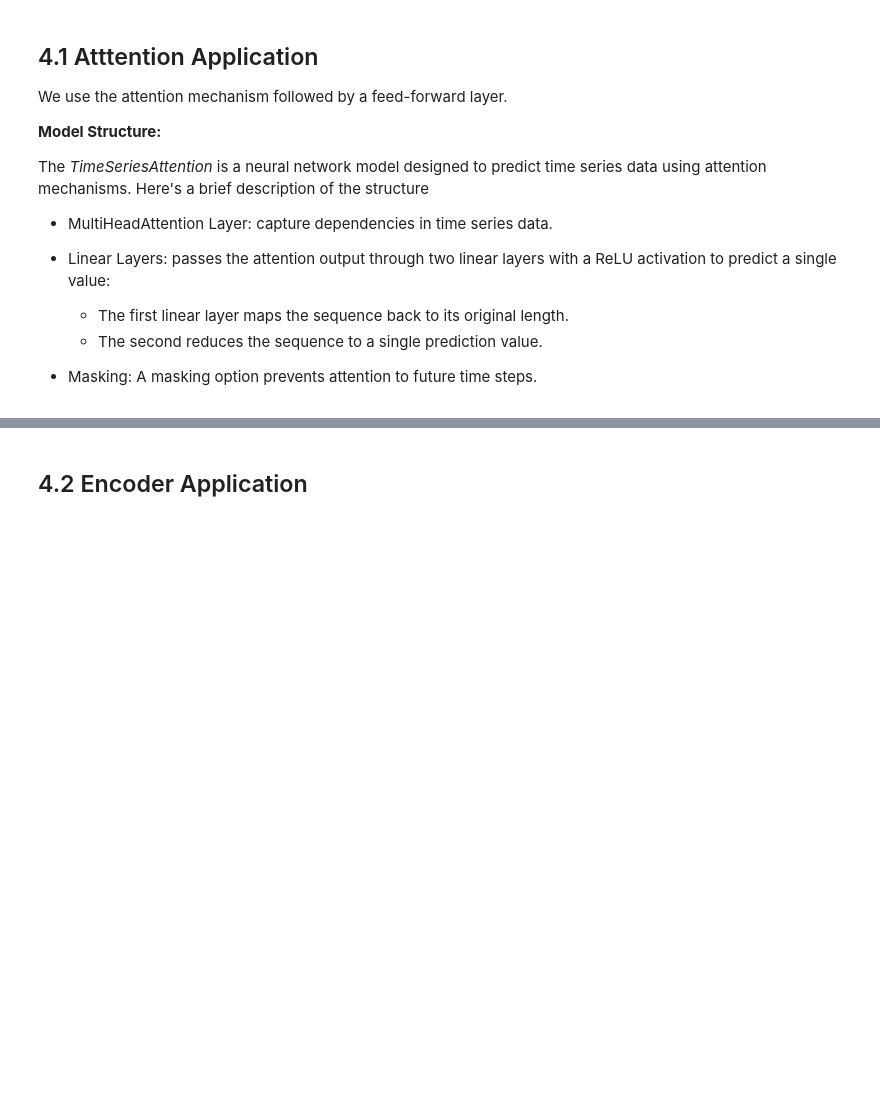
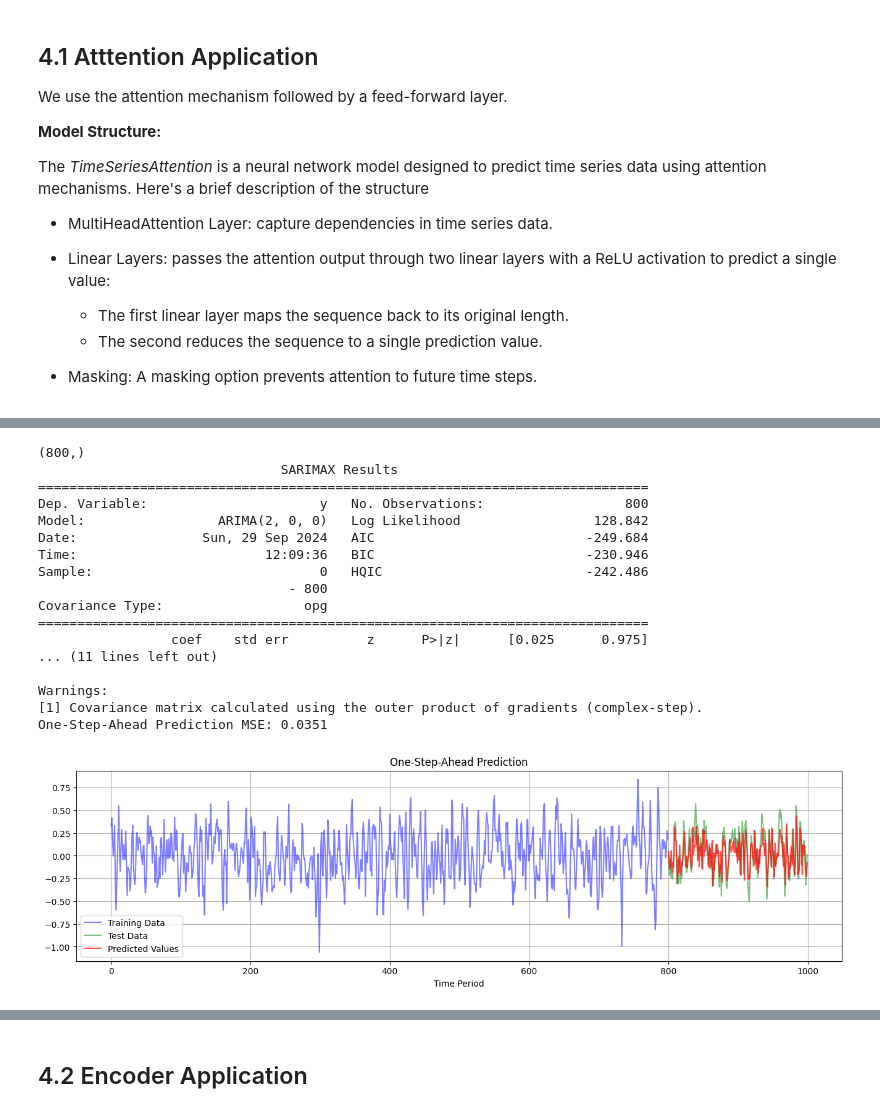
Before and after one commit to junyu-chen-academic/Transformer, a Jupyter notebook: transformer.ipynb, the cells around one changed output, grey strips where cells are left out. Cells and saved outputs as stored; diff of their text form; code cells hidden in the pictures; blank space fills up the shorter version.

```diff
--- a/transformer.ipynb
+++ b/transformer.ipynb
@@ -965,9 +1213,9 @@ epsilon = np.random.normal(0, sigma, n)
 y_ar2[0] = epsilon[0]
 y_ar2[1] = phi1 * y_ar2[0] + epsilon[1]
 
-# Generate AR(2) time series
+# generate AR(2) time series
 for t in range(2, n):
-    y_ar2[t] = phi1 * y_ar2[t-1] + phi2 * y_ar2[t-2] + epsilon[t]
+  y_ar2[t] = phi1 * y_ar2[t-1] + phi2 * y_ar2[t-2] + epsilon[t]
 
 ######################################
 ### Input Data Setting
@@ -977,11 +1225,9 @@ d_model = 1 # dimension
 batch_size = 8
 ######################################
 
-X = np.zeros((n-sequence_length, sequence_length, d_model))
-Y = np.zeros((n-sequence_length, d_model))
-for t in range(sequence_length, n):
-  X[t-sequence_length, :, 0] = y_ar2[t-sequence_length:t]  # X is the two previous values
-  Y[t-sequence_length, 0] = y_ar2[t]  # Y is the current value
+# X -> (batch_size, sequence_length, d_model)
+# Y -> (batch_size, d_model)
+X, Y = reshape_input(y_ar2, n, sequence_length, d_model)
 
 dataloader_train, dataloader_test = split_and_build_dataloader(X, Y, batch_size=batch_size, split_ratio = split_ratio)
 
@@ -1008,13 +1254,8 @@ model = TimeSeriesAttention(
 model_trained = train_model(model, dataloader_train, learning_rate, epochs)
 # evaluate the model
 y_pred, mse = evaluate_model(model, dataloader_test)
-print(y_pred.shape)
-
 # print the well-trained weights
-print("#"*20,"\nTrained Model Weights:")
-for name, param in model_trained.named_parameters():
-    if param.requires_grad:
-        print(f"{name}: {param.data}")
+weights = output_weights(model_trained)
 
 # plot
 plot_predictions(y_pred=y_pred, y=y_ar2, split_ratio=split_ratio, filename="ar_2.png")
@@ -1039 +1280,58 @@ linear2.bias: tensor([0.1838])
 [figure]
+# %%
+######################################
+### Estimation with AR(1)
+######################################
+# split data into training (80%) and testing (20%)
+split_index = int(0.8 * n)
+train_data = y_ar2[:split_index]
+test_data = y_ar2[split_index:]
+print(train_data.shape)
+
+# fit AR(1) model using statsmodels
+ar_model = sm.tsa.ARIMA(train_data, order=(2, 0, 0))  # AR(1) is ARIMA with order (1,0,0)
+ar_model_fit = ar_model.fit()
+print(ar_model_fit.summary())
+# get the estimated parameter
+phi1_estimated = ar_model_fit.params[1]  # AR coefficient
+phi2_estimated = ar_model_fit.params[2]  # AR coefficient
+intercept_estimated = ar_model_fit.params[0]
+
+# one-step-ahead prediction
+predictions = []
+last_observed_values = list(train_data[-2:])  # Last value from training data
+
+for t in range(len(test_data)):
+    next_prediction = (intercept_estimated +
+                       phi1_estimated * last_observed_values[-1] +
+                       phi2_estimated * last_observed_values[-2])
+    predictions.append(next_prediction)
+    last_observed_values.append(test_data[t])  # Update with the actual test value
+    last_observed_values.pop(0)
+
+
+# evaluate model performance using MSE
+mse = np.mean((test_data - predictions) ** 2)
+print(f"One-Step-Ahead Prediction MSE: {mse:.4f}")
+
+# call the plotting function
+plot_predictions(predictions, y_ar2, split_ratio, 'ar2_predictions.png')
+# %% [output]
+(800,)
+                               SARIMAX Results
+==============================================================================
+Dep. Variable:                      y   No. Observations:                  800
+Model:                 ARIMA(2, 0, 0)   Log Likelihood                 128.842
+Date:                Sun, 29 Sep 2024   AIC                           -249.684
+Time:                        12:09:36   BIC                           -230.946
+Sample:                             0   HQIC                          -242.486
+                                - 800
+Covariance Type:                  opg
+==============================================================================
+                 coef    std err          z      P>|z|      [0.025      0.975]
+... (11 lines left out)
+
+Warnings:
+[1] Covariance matrix calculated using the outer product of gradients (complex-step).
+One-Step-Ahead Prediction MSE: 0.0351
+[figure, added]
```
Also changed, not shown: parts of 17 cells of this notebook.
